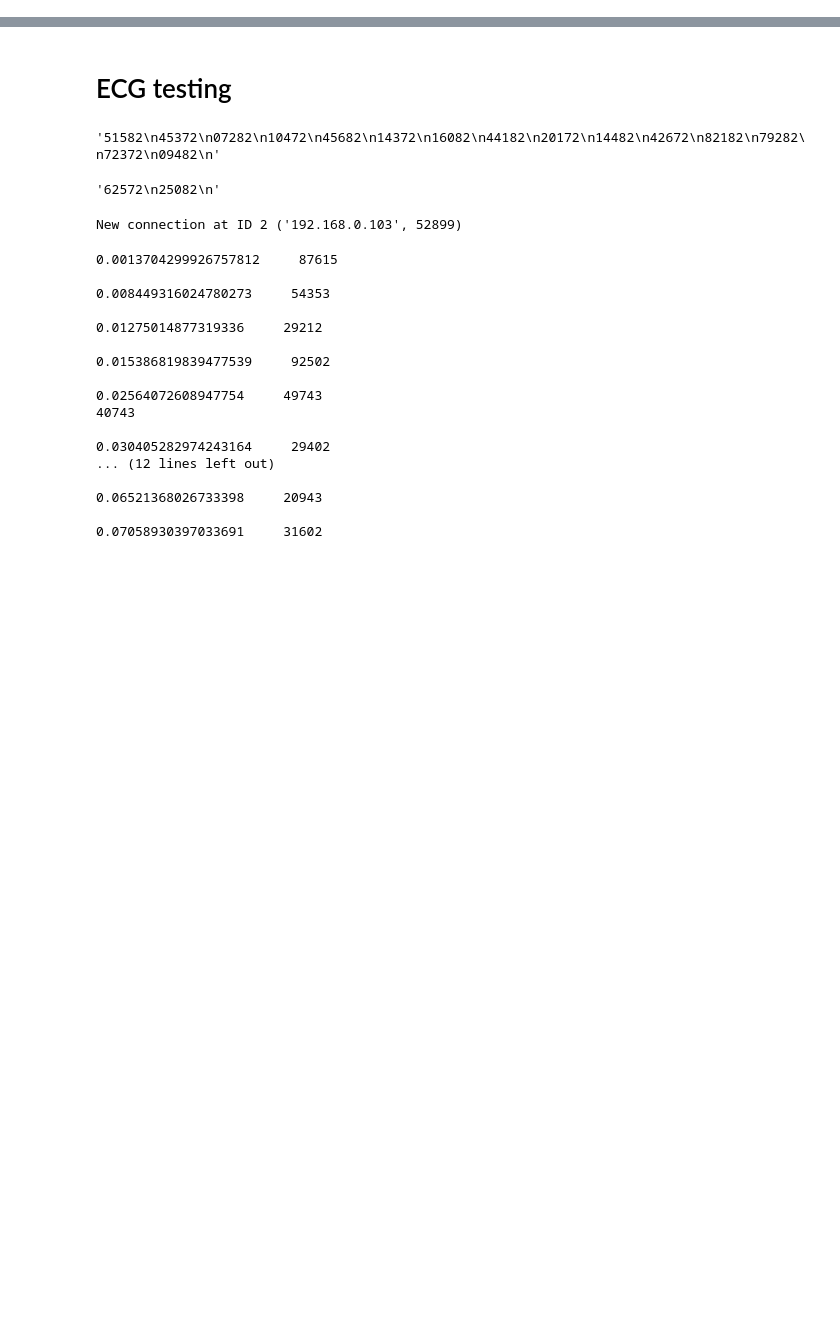
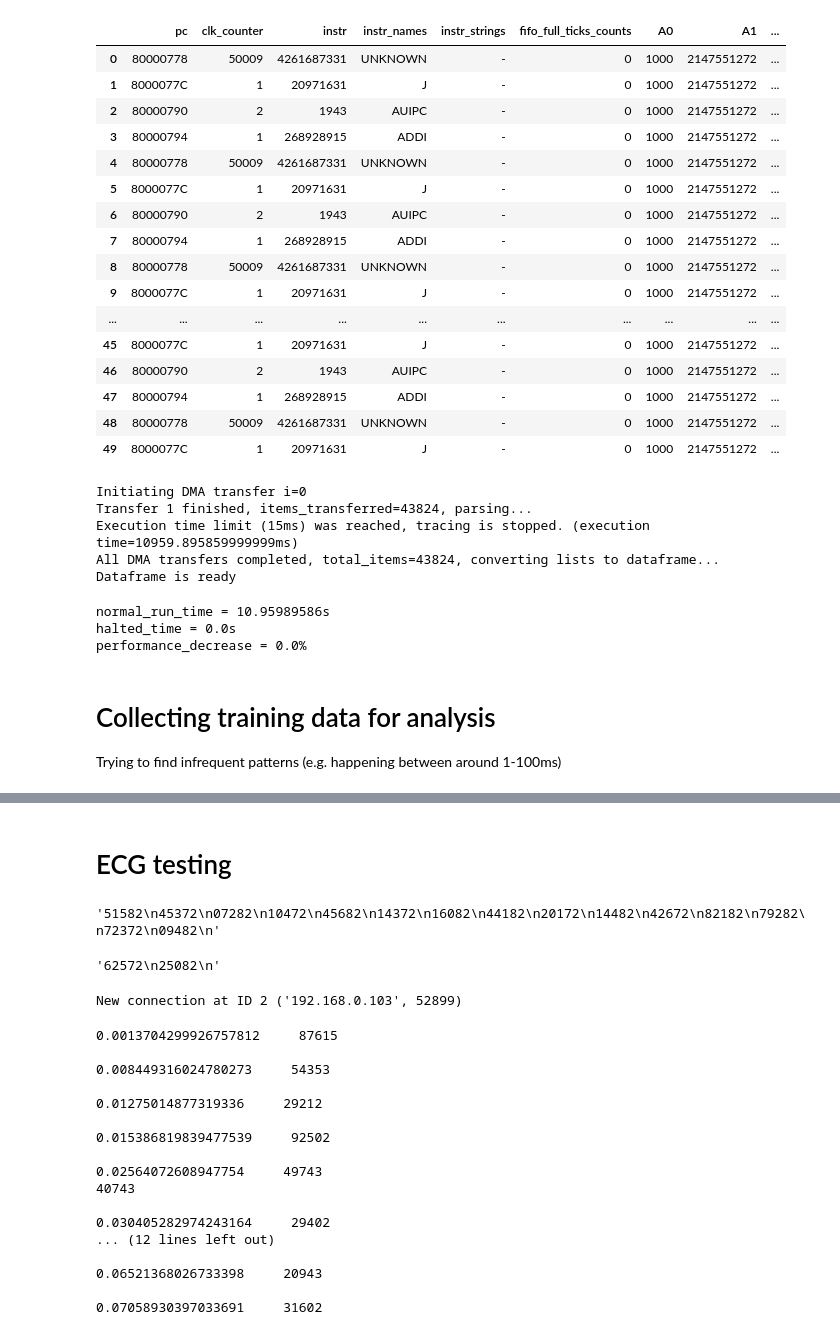
Before and after one commit to michalmonday/xohw23-121, a Jupyter notebook: jupyter_notebooks/pynq_wrapper.ipynb, the cells around one changed output, grey strips where cells are left out. Drawn from its saved outputs; the diff is of its cells as text; code cells hidden in the pictures; blank space fills up the shorter version.

```diff
--- a/jupyter_notebooks/pynq_wrapper.ipynb
+++ b/jupyter_notebooks/pynq_wrapper.ipynb
@@ -483,0 +541,48 @@ all_rpcs
+# %%
+items_transferred = 50
+# %%
+events, events_overflows, pcs, clk_counters, instrs, instr_names, instr_strings, fifo_full_ticks_counts, all_gp_regs = parse_input_buffer(input_buffer, items_transferred, dont_decode=True)
+df = pd.DataFrame(zip(pcs,clk_counters,instrs,instr_names,instr_strings,fifo_full_ticks_counts), columns=['pc','clk_counter','instr', 'instr_names', 'instr_strings', 'fifo_full_ticks_counts'])
+# all_gp_regs is a list of dicts, it is joined below into the main dataframe
+df = df.join( pd.DataFrame.from_dict(all_gp_regs) )
+df.iloc[:,0] = df.iloc[:,0].apply(lambda x: f'{x:08X}')
+df.iloc[:items_transferred]
+# %% [output]
+|  | pc | clk_counter | instr | instr_names | instr_strings | fifo_full_ticks_counts | A0 | A1 | ... |
+| 0 | 80000778 | 50009 | 4261687331 | UNKNOWN | - | 0 | 1000 | 2147551272 | ... |
+| 1 | 8000077C | 1 | 20971631 | J | - | 0 | 1000 | 2147551272 | ... |
+| 2 | 80000790 | 2 | 1943 | AUIPC | - | 0 | 1000 | 2147551272 | ... |
+| 3 | 80000794 | 1 | 268928915 | ADDI | - | 0 | 1000 | 2147551272 | ... |
+| 4 | 80000778 | 50009 | 4261687331 | UNKNOWN | - | 0 | 1000 | 2147551272 | ... |
+| 5 | 8000077C | 1 | 20971631 | J | - | 0 | 1000 | 2147551272 | ... |
+| 6 | 80000790 | 2 | 1943 | AUIPC | - | 0 | 1000 | 2147551272 | ... |
+| 7 | 80000794 | 1 | 268928915 | ADDI | - | 0 | 1000 | 2147551272 | ... |
+| 8 | 80000778 | 50009 | 4261687331 | UNKNOWN | - | 0 | 1000 | 2147551272 | ... |
+| 9 | 8000077C | 1 | 20971631 | J | - | 0 | 1000 | 2147551272 | ... |
+| ... | ... | ... | ... | ... | ... | ... | ... | ... | ... |
+| 45 | 8000077C | 1 | 20971631 | J | - | 0 | 1000 | 2147551272 | ... |
+| 46 | 80000790 | 2 | 1943 | AUIPC | - | 0 | 1000 | 2147551272 | ... |
+| 47 | 80000794 | 1 | 268928915 | ADDI | - | 0 | 1000 | 2147551272 | ... |
+| 48 | 80000778 | 50009 | 4261687331 | UNKNOWN | - | 0 | 1000 | 2147551272 | ... |
+| 49 | 8000077C | 1 | 20971631 | J | - | 0 | 1000 | 2147551272 | ... |
+# %%
+gpio_rst_n_out.write(0)
+cms_ctrl.enable_halting_cpu()
+bram_loader.load(PROGRAMS_DIR / 'ECG/ecg_baseline.bin')
+df, stdout = run_and_collect("", input_buffer=input_buffer, dont_decode=True, execution_time_limit=15)
+gpio_rst_n_out.write(0)
+# %% [output]
+Initiating DMA transfer i=0
+Transfer 1 finished, items_transferred=43824, parsing...
+Execution time limit (15ms) was reached, tracing is stopped. (execution time=10959.895859999999ms)
+All DMA transfers completed, total_items=43824, converting lists to dataframe...
+Dataframe is ready
+# %%
+print_performance_stats(df)
+# %% [output]
+normal_run_time = 10.95989586s
+halted_time = 0.0s
+performance_decrease = 0.0%
+# %% [markdown]
+# Collecting training data for analysis
+Trying to find infrequent patterns (e.g. happening between around 1-100ms)
```
Also changed, not shown: parts of 22 cells of this notebook, 11 other files.
